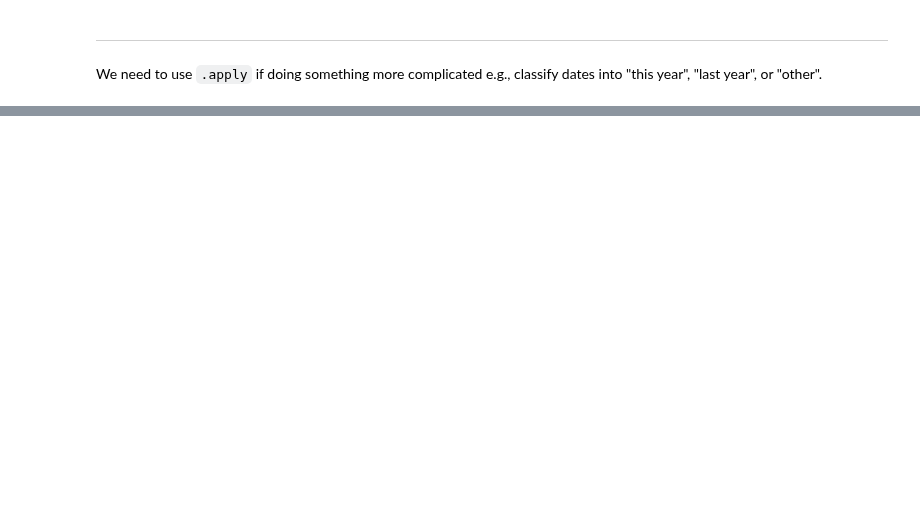
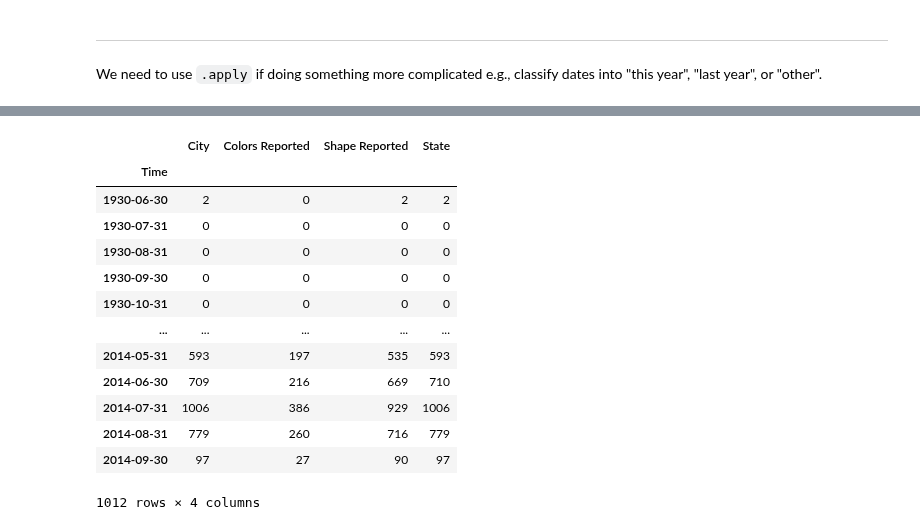
Before and after one commit to Eldave93/machine-learning-workbooks, a Jupyter notebook: 12-time-series/12_workbook.ipynb, the cells around one changed output, grey strips where cells are left out. Drawn from its saved outputs; the diff is of its cells as text; code cells hidden in the pictures; blank space fills up the shorter version.

Commit message:
up to trends on the time series

```diff
--- a/12-time-series/12_workbook.ipynb
+++ b/12-time-series/12_workbook.ipynb
@@ -359,0 +634,17 @@ covid.date.apply(year_classifier)
+# %%
+ufo.resample('M').count()
+# %% [output]
+|  | City | Colors Reported | Shape Reported | State |
+| Time |  |  |  |  |
+| 1930-06-30 | 2 | 0 | 2 | 2 |
+| 1930-07-31 | 0 | 0 | 0 | 0 |
+| 1930-08-31 | 0 | 0 | 0 | 0 |
+| 1930-09-30 | 0 | 0 | 0 | 0 |
+| 1930-10-31 | 0 | 0 | 0 | 0 |
+| ... | ... | ... | ... | ... |
+| 2014-05-31 | 593 | 197 | 535 | 593 |
+| 2014-06-30 | 709 | 216 | 669 | 710 |
+| 2014-07-31 | 1006 | 386 | 929 | 1006 |
+| 2014-08-31 | 779 | 260 | 716 | 779 |
+| 2014-09-30 | 97 | 27 | 90 | 97 |
+1012 rows × 4 columns
```
Also changed, not shown: parts of 53 cells of this notebook, 2 other files.
